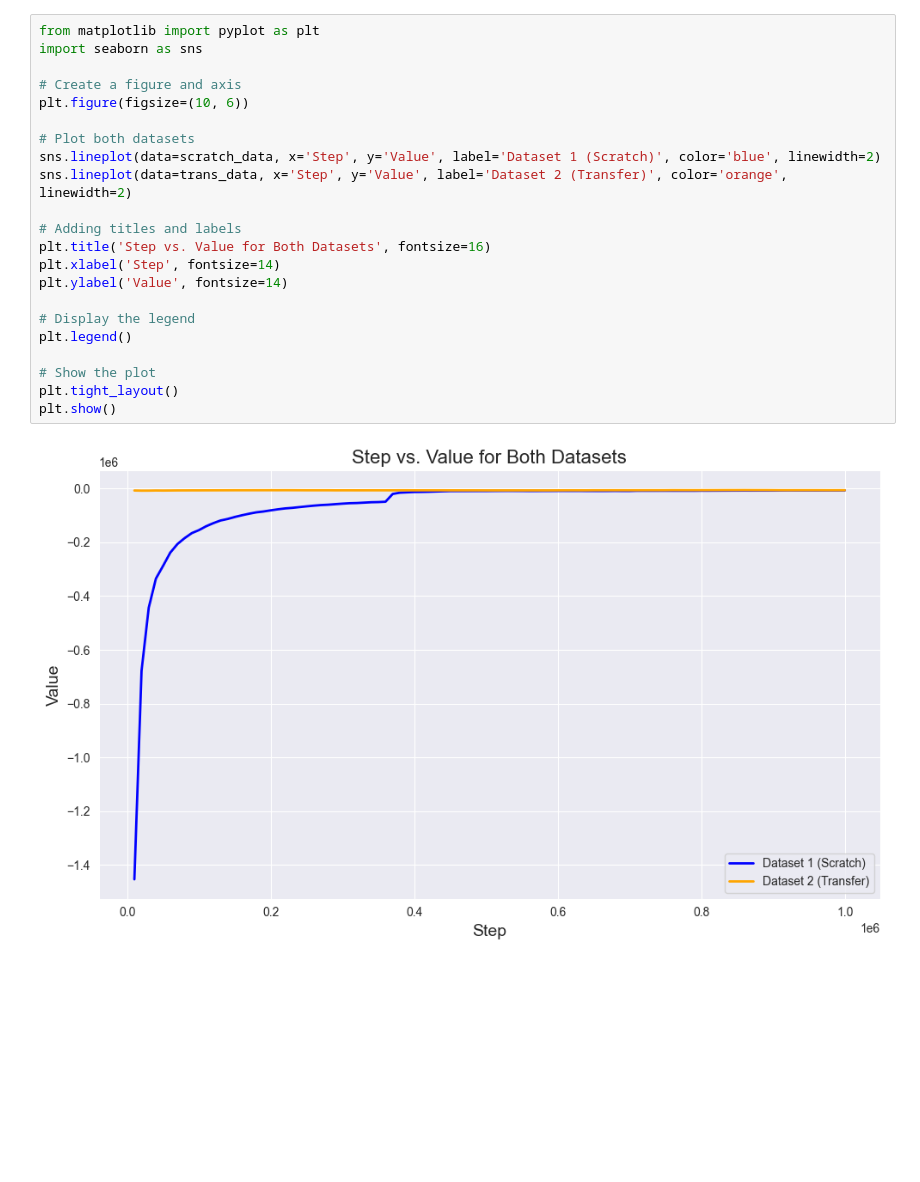
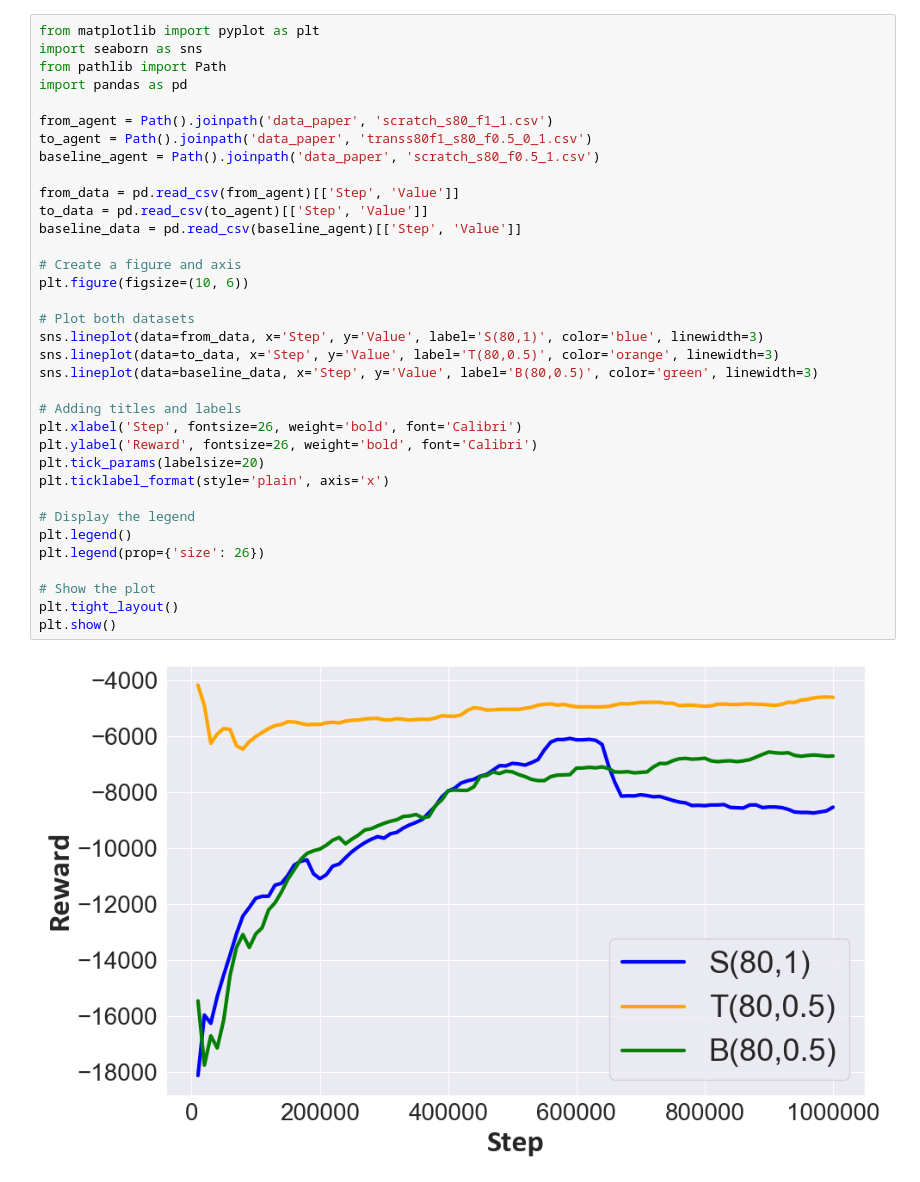
Before and after one commit to hpi-sam/CausalKnowledgeTransfer-4-SafeRL, a Jupyter notebook: paper_calculations.ipynb, the cells around one changed output. Saved outputs shown, nothing was run; the diff lists cells and outputs as text; blank space fills up the shorter version.

Commit message:
paper preparation

```diff
--- a/paper_calculations.ipynb
+++ b/paper_calculations.ipynb
@@ -72,24 +110,37 @@ print(trans_sliding_mvr)
 # %%
 from matplotlib import pyplot as plt
 import seaborn as sns
+from pathlib import Path
+import pandas as pd
+
+from_agent = Path().joinpath('data_paper', 'scratch_s80_f1_1.csv')
+to_agent = Path().joinpath('data_paper', 'transs80f1_s80_f0.5_0_1.csv')
+baseline_agent = Path().joinpath('data_paper', 'scratch_s80_f0.5_1.csv')
+
+from_data = pd.read_csv(from_agent)[['Step', 'Value']]
+to_data = pd.read_csv(to_agent)[['Step', 'Value']]
+baseline_data = pd.read_csv(baseline_agent)[['Step', 'Value']]
 
 # Create a figure and axis
 plt.figure(figsize=(10, 6))
 
 # Plot both datasets
-sns.lineplot(data=scratch_data, x='Step', y='Value', label='Dataset 1 (Scratch)', color='blue', linewidth=2)
-sns.lineplot(data=trans_data, x='Step', y='Value', label='Dataset 2 (Transfer)', color='orange', linewidth=2)
+sns.lineplot(data=from_data, x='Step', y='Value', label='S(80,1)', color='blue', linewidth=3)
+sns.lineplot(data=to_data, x='Step', y='Value', label='T(80,0.5)', color='orange', linewidth=3)
+sns.lineplot(data=baseline_data, x='Step', y='Value', label='B(80,0.5)', color='green', linewidth=3)
 
 # Adding titles and labels
-plt.title('Step vs. Value for Both Datasets', fontsize=16)
-plt.xlabel('Step', fontsize=14)
-plt.ylabel('Value', fontsize=14)
+plt.xlabel('Step', fontsize=26, weight='bold', font='Calibri')
+plt.ylabel('Reward', fontsize=26, weight='bold', font='Calibri')
+plt.tick_params(labelsize=20)
+plt.ticklabel_format(style='plain', axis='x')
 
 # Display the legend
 plt.legend()
+plt.legend(prop={'size': 26})
 
 # Show the plot
 plt.tight_layout()
 plt.show()
 # %% [output]
-[figure, old version]
+[figure, new version]
```
Also changed, not shown: parts of 1 cell of this notebook, 4 other files.
